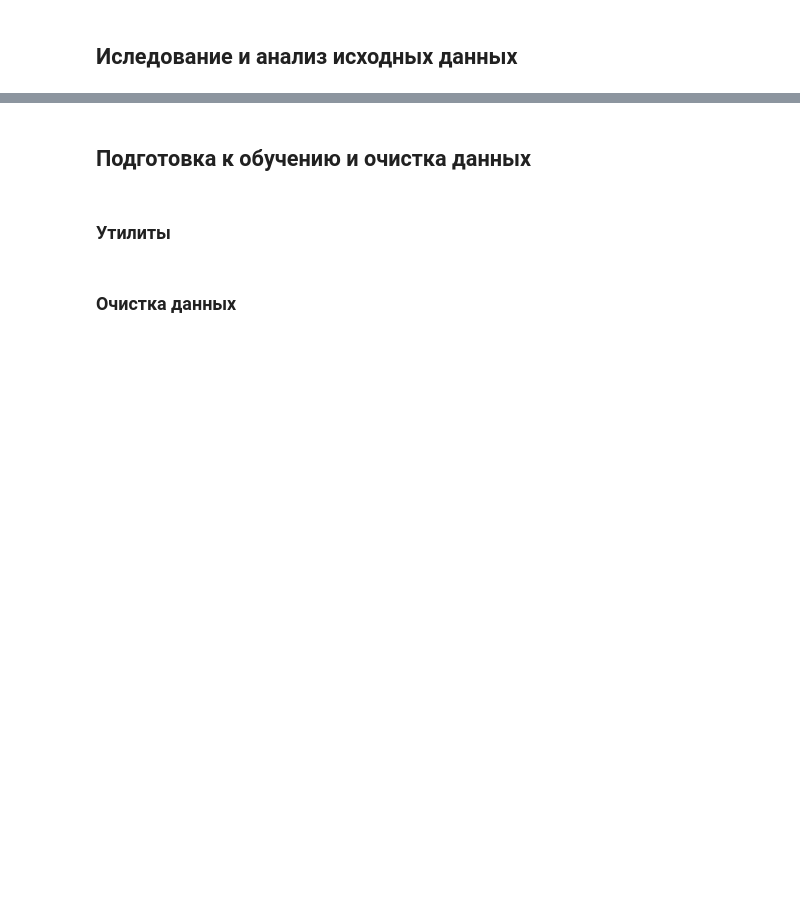
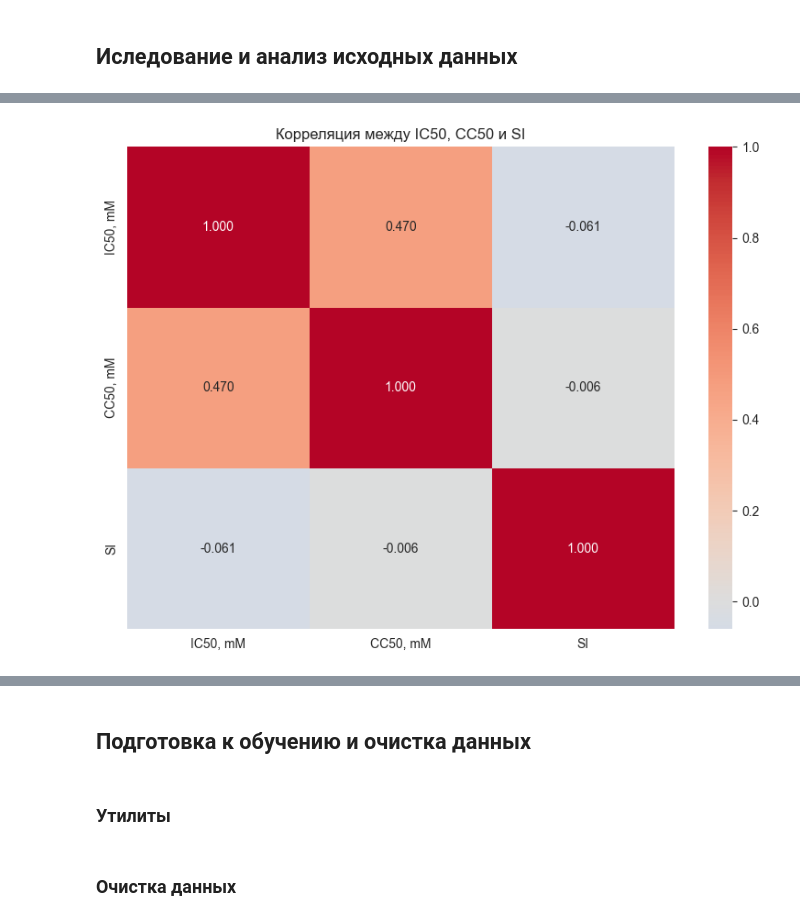
Before and after one commit to LeonNayd/chemai-predict-the-cure, a Jupyter notebook: notebooks/final_pipeline.ipynb, the cells around one changed output, grey strips where cells are left out. Cells and saved outputs as stored; diff of their text form; code cells hidden in the pictures; blank space fills up the shorter version.

```diff
--- a/notebooks/final_pipeline.ipynb
+++ b/notebooks/final_pipeline.ipynb
@@ -52,0 +251,8 @@ SUBMISSIONS_DIR.mkdir(parents=True, exist_ok=True)
+# %%
+# Визуализация корреляционной матрицы целей
+plt.figure(figsize=(8, 6))
+sns.heatmap(target_corr, annot=True, cmap='coolwarm', center=0, fmt='.3f')
+plt.title('Корреляция между IC50, CC50 и SI')
+plt.tight_layout()
+# %% [output]
+[figure, added]
```
Also changed, not shown: parts of 45 cells of this notebook, 3 other files.
